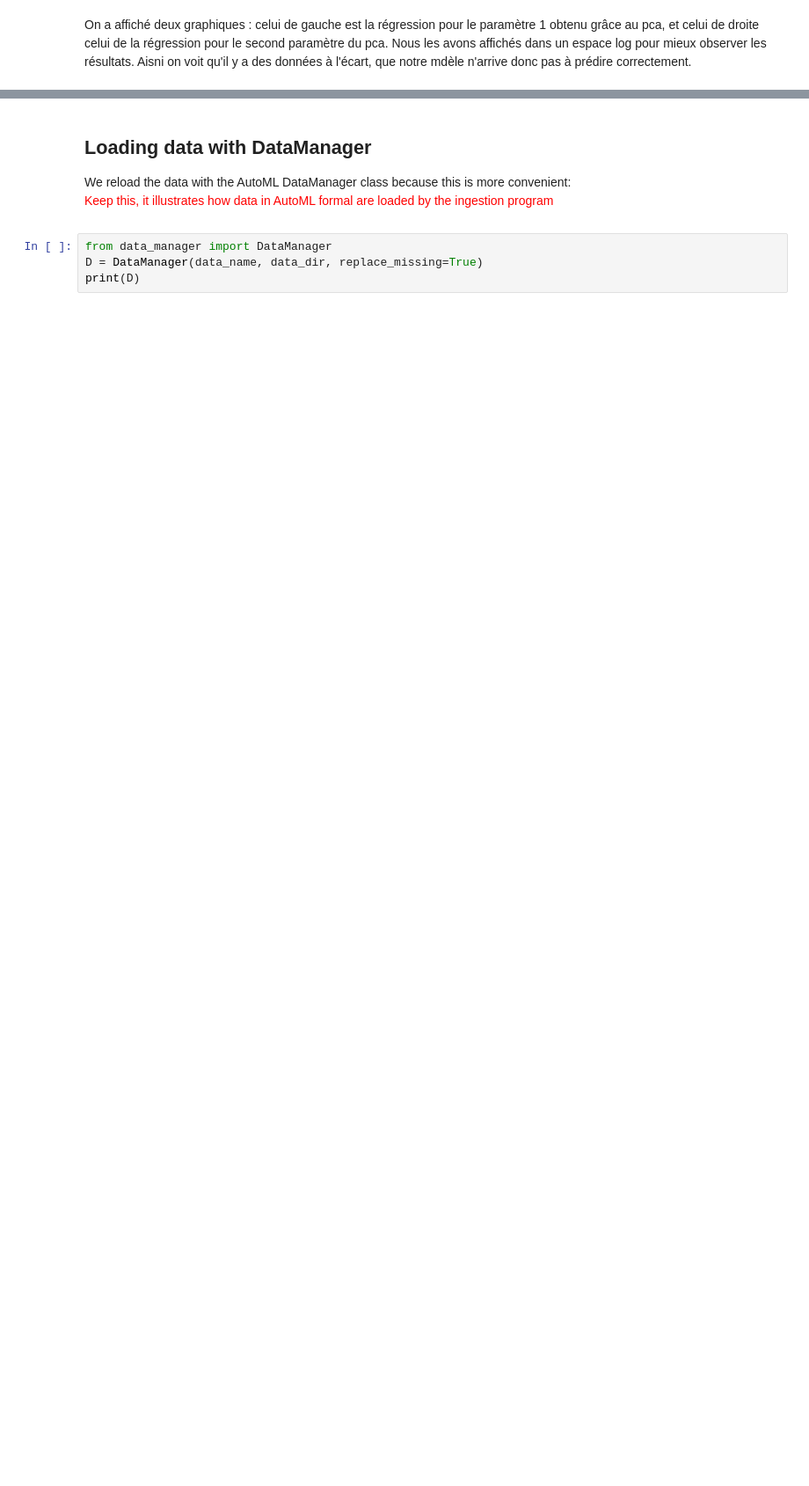
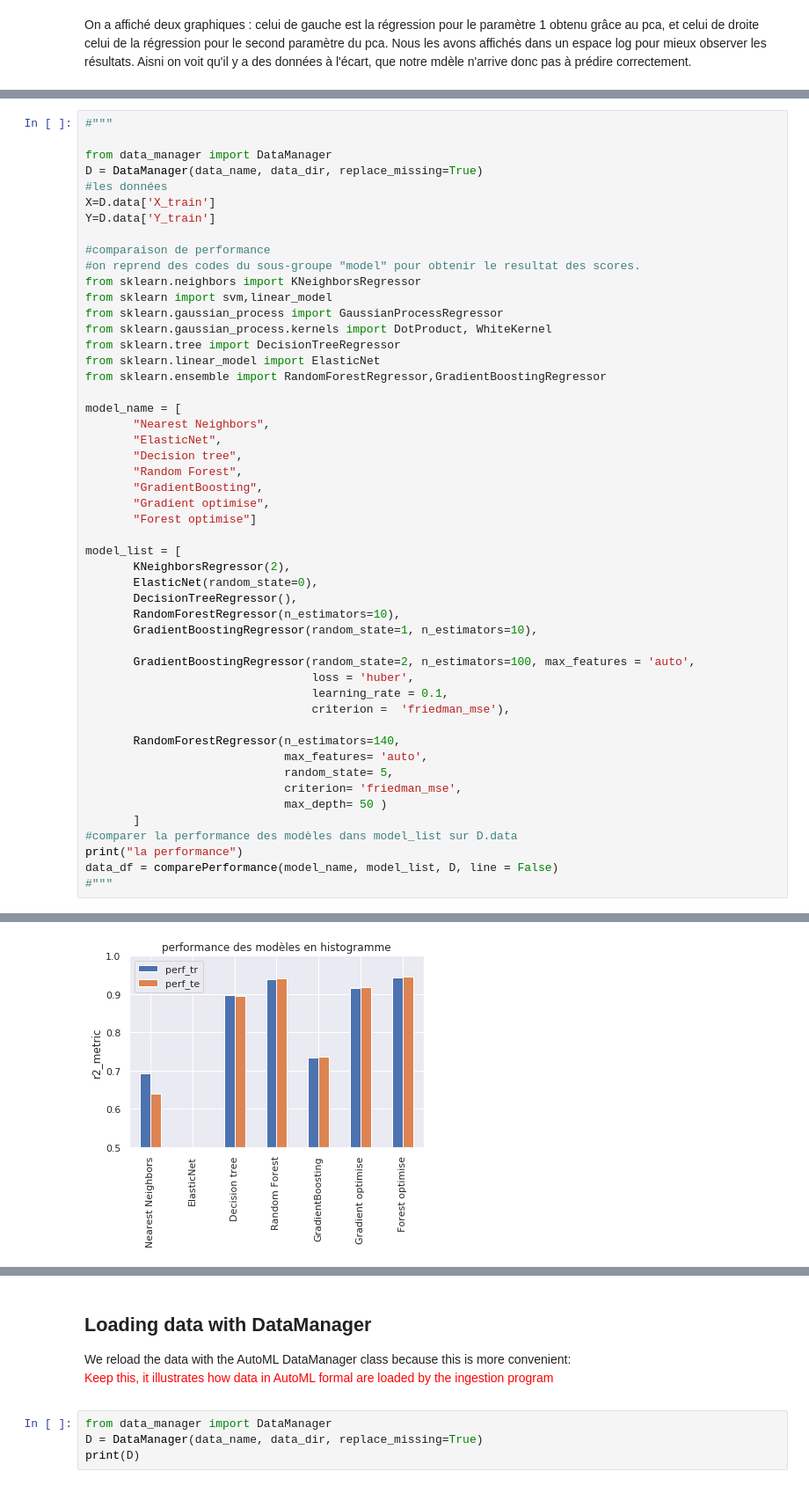
Before and after one commit to javaax/truck, a Jupyter notebook: starting_kit/README_{visualisation}.ipynb, the cells around one changed output, grey strips where cells are left out. Shown at 88% size. Cells and saved outputs as stored; diff of their text form; blank space fills up the shorter version.

```diff
--- a/starting_kit/README_{visualisation}.ipynb
+++ b/starting_kit/README_{visualisation}.ipynb
@@ -427,0 +417,51 @@ Text(0, 0.5, 'r2_metric')
+# %%
+#"""
+
+from data_manager import DataManager
+D = DataManager(data_name, data_dir, replace_missing=True)
+#les données
+X=D.data['X_train']
+Y=D.data['Y_train']
+
+#comparaison de performance
+#on reprend des codes du sous-groupe "model" pour obtenir le resultat des scores.
+from sklearn.neighbors import KNeighborsRegressor
+from sklearn import svm,linear_model
+from sklearn.gaussian_process import GaussianProcessRegressor
+from sklearn.gaussian_process.kernels import DotProduct, WhiteKernel
+from sklearn.tree import DecisionTreeRegressor
+from sklearn.linear_model import ElasticNet
+from sklearn.ensemble import RandomForestRegressor,GradientBoostingRegressor
+
+model_name = [
+       "Nearest Neighbors",
+       "ElasticNet",
+       "Decision tree",
+       "Random Forest",
+       "GradientBoosting",
+       "Gradient optimise",
+       "Forest optimise"]
+
+model_list = [
+       KNeighborsRegressor(2),
+       ElasticNet(random_state=0),
+       DecisionTreeRegressor(),
+       RandomForestRegressor(n_estimators=10),
+       GradientBoostingRegressor(random_state=1, n_estimators=10),
+
+       GradientBoostingRegressor(random_state=2, n_estimators=100, max_features = 'auto',
+                                 loss = 'huber',
+                                 learning_rate = 0.1,
+                                 criterion =  'friedman_mse'),
+
+       RandomForestRegressor(n_estimators=140,
+                             max_features= 'auto',
+                             random_state= 5,
+                             criterion= 'friedman_mse',
+                             max_depth= 50 )
+       ]
+#comparer la performance des modèles dans model_list sur D.data
+print("la performance")
+data_df = comparePerformance(model_name, model_list, D, line = False)
+#"""
+# %% [output]
@@ -428 +485,2 @@ Text(0, 0.5, 'r2_metric')
+[figure, added]
 # %%
```
Also changed, not shown: parts of 28 cells of this notebook.
